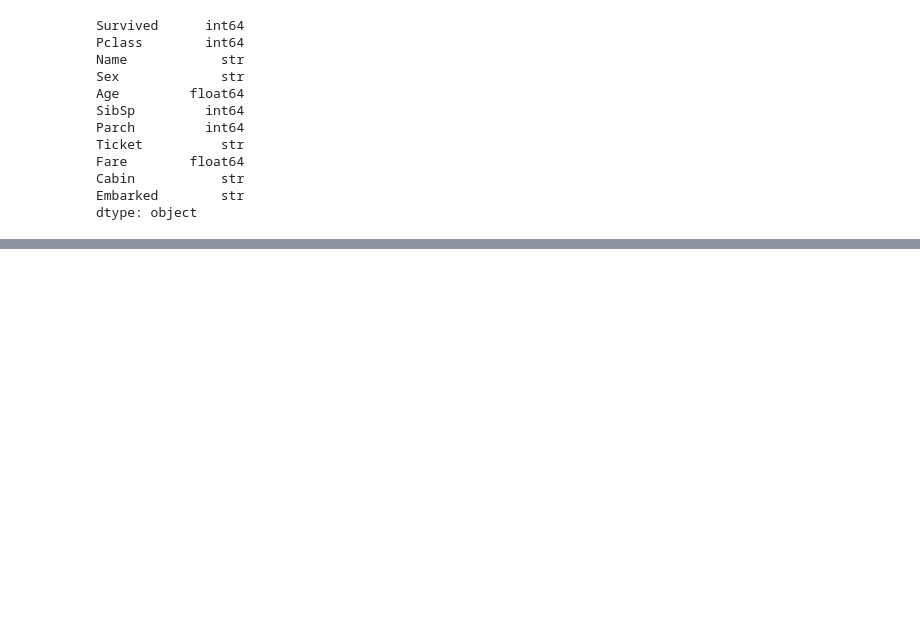
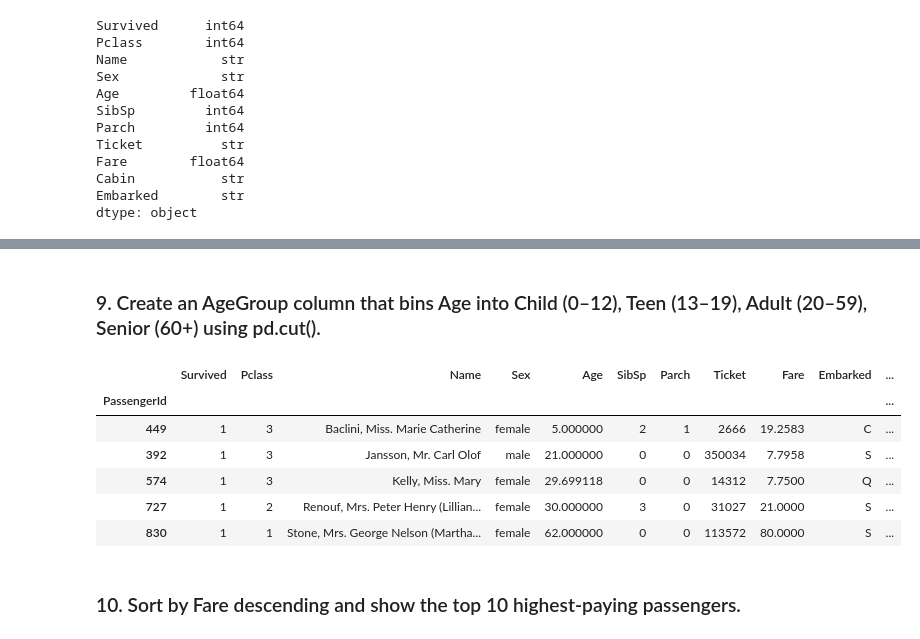
Before and after one commit to MrLeo0087/Python-Libraries, a Jupyter notebook: Pandas/Titanic.ipynb, the cells around one changed output, grey strips where cells are left out. Saved outputs shown, nothing was run; the diff lists cells and outputs as text; code cells hidden in the pictures; blank space fills up the shorter version.

Commit message:
complete titanic dataset

```diff
--- a/Pandas/pandas_practice.ipynb
+++ b/Pandas/Titanic.ipynb
@@ -195,0 +217,5 @@ PassengerId
+# %%
+titanic_dataset = titanic_dataset.drop(columns=['Cabin'])
+# %%
+titanic_dataset['Age'] = titanic_dataset['Age'].fillna(titanic_dataset['Age'].mean())
+titanic_dataset['Embarked'] = titanic_dataset['Embarked'].fillna(titanic_dataset['Embarked'].mode()[0])
@@ -195,0 +256,20 @@ PassengerId
+# %% [markdown]
+### 9. Create an AgeGroup column that bins Age into Child (0–12), Teen (13–19), Adult (20–59), Senior (60+) using pd.cut().
+# %%
+bins = [-1,12,19,59,float('inf')]
+
+labels = ['Child','Teen','Adult','Senior']
+
+titanic_dataset['AgeGroup'] = pd.cut(titanic_dataset['Age'],bins=bins,labels=labels)
+# %%
+titanic_dataset.sample(5)
+# %% [output]
+|  | Survived | Pclass | Name | Sex | Age | SibSp | Parch | Ticket | Fare | Embarked | ... |
+| PassengerId |  |  |  |  |  |  |  |  |  |  | ... |
+| 449 | 1 | 3 | Baclini, Miss. Marie Catherine | female | 5.000000 | 2 | 1 | 2666 | 19.2583 | C | ... |
+| 392 | 1 | 3 | Jansson, Mr. Carl Olof | male | 21.000000 | 0 | 0 | 350034 | 7.7958 | S | ... |
+| 574 | 1 | 3 | Kelly, Miss. Mary | female | 29.699118 | 0 | 0 | 14312 | 7.7500 | Q | ... |
+| 727 | 1 | 2 | Renouf, Mrs. Peter Henry (Lillian... | female | 30.000000 | 3 | 0 | 31027 | 21.0000 | S | ... |
+| 830 | 1 | 1 | Stone, Mrs. George Nelson (Martha... | female | 62.000000 | 0 | 0 | 113572 | 80.0000 | S | ... |
+# %% [markdown]
+### 10. Sort by Fare descending and show the top 10 highest-paying passengers.
```
Also changed, not shown: parts of 18 cells of this notebook.
